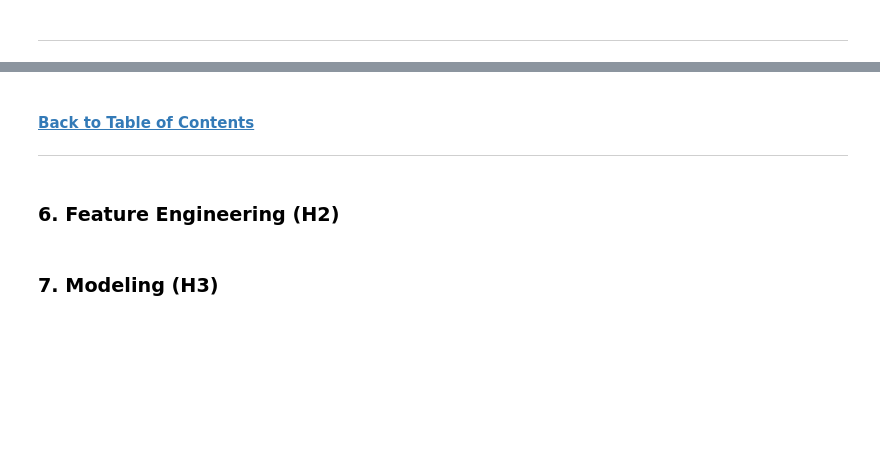
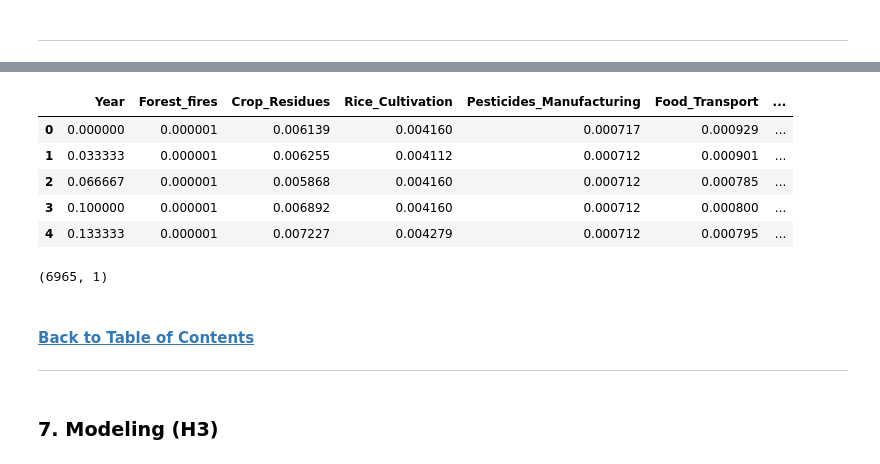
Before and after one commit to TiffanyWatt/2401PTDS_Regression_Project, a Jupyter notebook: CO2_climate change.ipynb, the cells around one changed output, grey strips where cells are left out. Drawn from its saved outputs; the diff is of its cells as text; code cells hidden in the pictures; blank space fills up the shorter version.

```diff
--- a/CO2_climate change.ipynb
+++ b/CO2_climate change.ipynb
@@ -724,0 +784,13 @@ Variables suggested for removal: ['Manure_Management', 'Total_Population_-_Male'
+# %%
+# Dependent variable
+y_name = 'Average_Temperature_°C'
+
+# Independent variables
+X_names = [col for col in df_CO2_model.columns if col != y_name]
+
+# Define X and y
+X = df_CO2_model[X_names].astype(float).to_numpy()
+y = df_CO2_model[y_name].astype(float).to_numpy()
+
+# Add constant
+X = sm.add_constant(X, has_constant='add')
@@ -732,0 +841,12 @@ Iteratively drop the feature with the highest VIF above a cutoff (10 is common;
+# %%
+# Separate data into independent (X) and independent (y) variables
+X_names = list(df_CO2_copy.columns)
+X_names.remove(y_name)
+X_data = df_CO2_copy[X_names]
+y_data = df_CO2_copy[y_name]
+# %%
+# Normalize data
+from sklearn.preprocessing import MinMaxScaler
+scaler = MinMaxScaler()
+X_scaled = scaler.fit_transform(X_data)
+X_normalize = pd.DataFrame(X_scaled, columns=X_data.columns)
@@ -732,0 +860,8 @@ Iteratively drop the feature with the highest VIF above a cutoff (10 is common;
+# %%
+from sklearn.feature_selection import VarianceThreshold
+
+# Create VarianceThreshold object
+selector = VarianceThreshold(threshold=0.005)
+
+# Use the object to apply the threshold on data
+selector.fit(X_normalize)
@@ -733,9 +893,27 @@ Iteratively drop the feature with the highest VIF above a cutoff (10 is common;
+# %%
+# Select new columns
+X_new = X_normalize[X_normalize.columns[selector.get_support(indices=True)]]
+
+# Save variable names for later
+X_var_names = X_new.columns
+
+# View first few entries
+X_new.head()
+# %% [output]
+|  | Year | Forest_fires | Crop_Residues | Rice_Cultivation | Pesticides_Manufacturing | Food_Transport | ... |
+| 0 | 0.000000 | 0.000001 | 0.006139 | 0.004160 | 0.000717 | 0.000929 | ... |
+| 1 | 0.033333 | 0.000001 | 0.006255 | 0.004112 | 0.000712 | 0.000901 | ... |
+| 2 | 0.066667 | 0.000001 | 0.005868 | 0.004160 | 0.000712 | 0.000785 | ... |
+| 3 | 0.100000 | 0.000001 | 0.006892 | 0.004160 | 0.000712 | 0.000800 | ... |
+| 4 | 0.133333 | 0.000001 | 0.007227 | 0.004279 | 0.000712 | 0.000795 | ... |
+# %%
+X_new.shape
+# %% [output]
+(6965, 1)
 # %% [markdown]
 #### <a href=#cont>Back to Table of Contents</a>
 
 ---
-# %% [markdown]
-### 6. Feature Engineering (H2) <a class="anchor" id="chapter6"></a>
 # %% [markdown]
 ### 7. Modeling (H3)  <a class="anchor" id="chapter7"></a>
 # %% [markdown]
```
Also changed, not shown: parts of 16 cells of this notebook.
